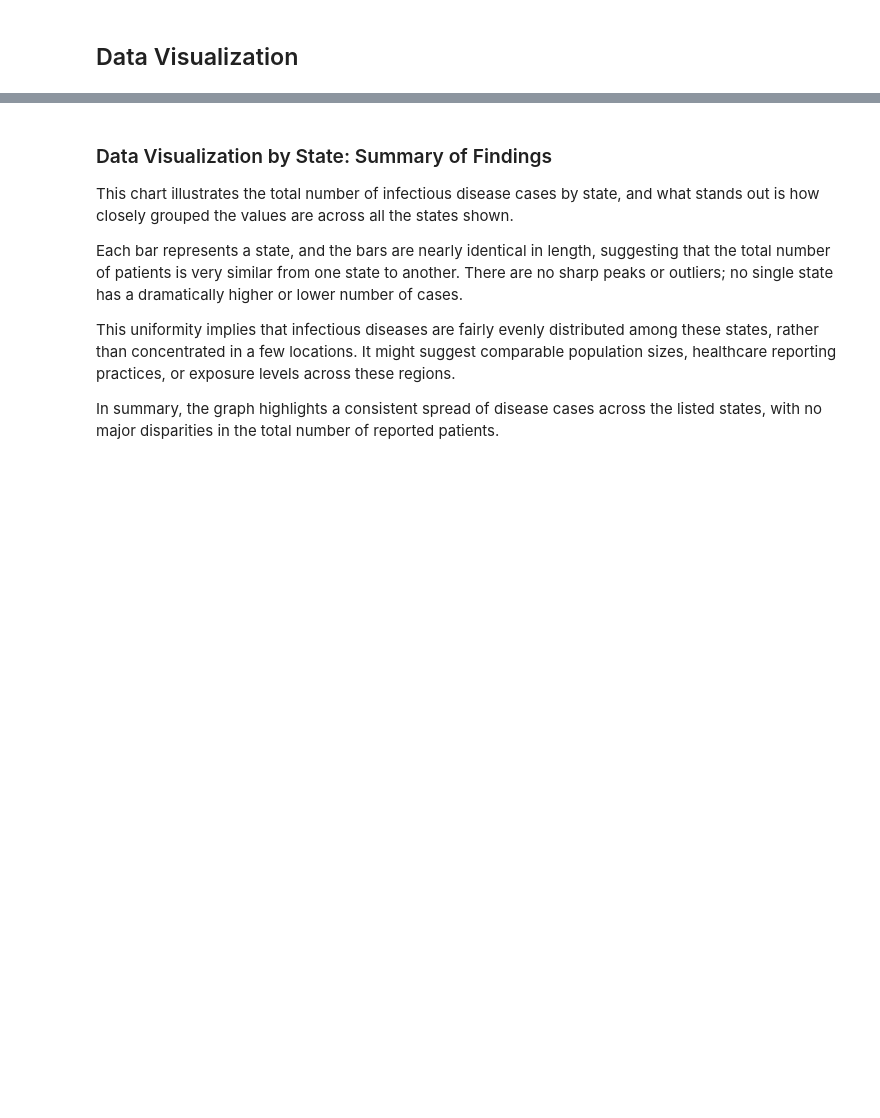
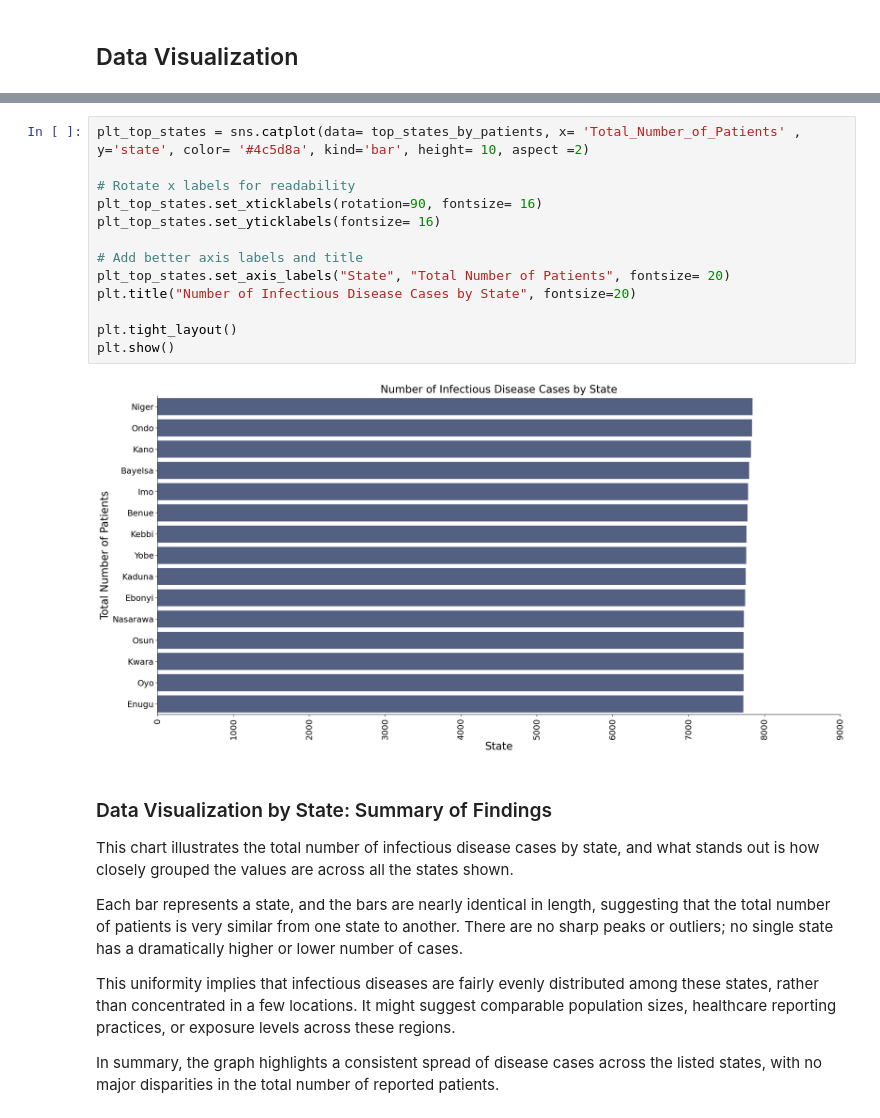
Before and after one commit to olusola-belle/infectious_disease_in_nigeria, a Jupyter notebook: Infectious Disease In Nigeria Project.ipynb, the cells around one changed output, grey strips where cells are left out. Drawn from its saved outputs; the diff is of its cells as text; blank space fills up the shorter version.

```diff
--- a/Infectious Disease In Nigeria Project.ipynb
+++ b/Infectious Disease In Nigeria Project.ipynb
@@ -258,3 +236,18 @@ plt.show()
+# %%
+plt_top_states = sns.catplot(data= top_states_by_patients, x= 'Total_Number_of_Patients' , y='state', color= '#4c5d8a', kind='bar', height= 10, aspect =2)
+
+# Rotate x labels for readability
+plt_top_states.set_xticklabels(rotation=90, fontsize= 16)
+plt_top_states.set_yticklabels(fontsize= 16)
+
+# Add better axis labels and title
+plt_top_states.set_axis_labels("State", "Total Number of Patients", fontsize= 20)
+plt.title("Number of Infectious Disease Cases by State", fontsize=20)
+
+plt.tight_layout()
+plt.show()
+# %% [output]
+[figure, added]
 # %% [markdown]
 ### Data Visualization by State: Summary of Findings
 
```
Also changed, not shown: parts of 22 cells of this notebook, 3 other files.
